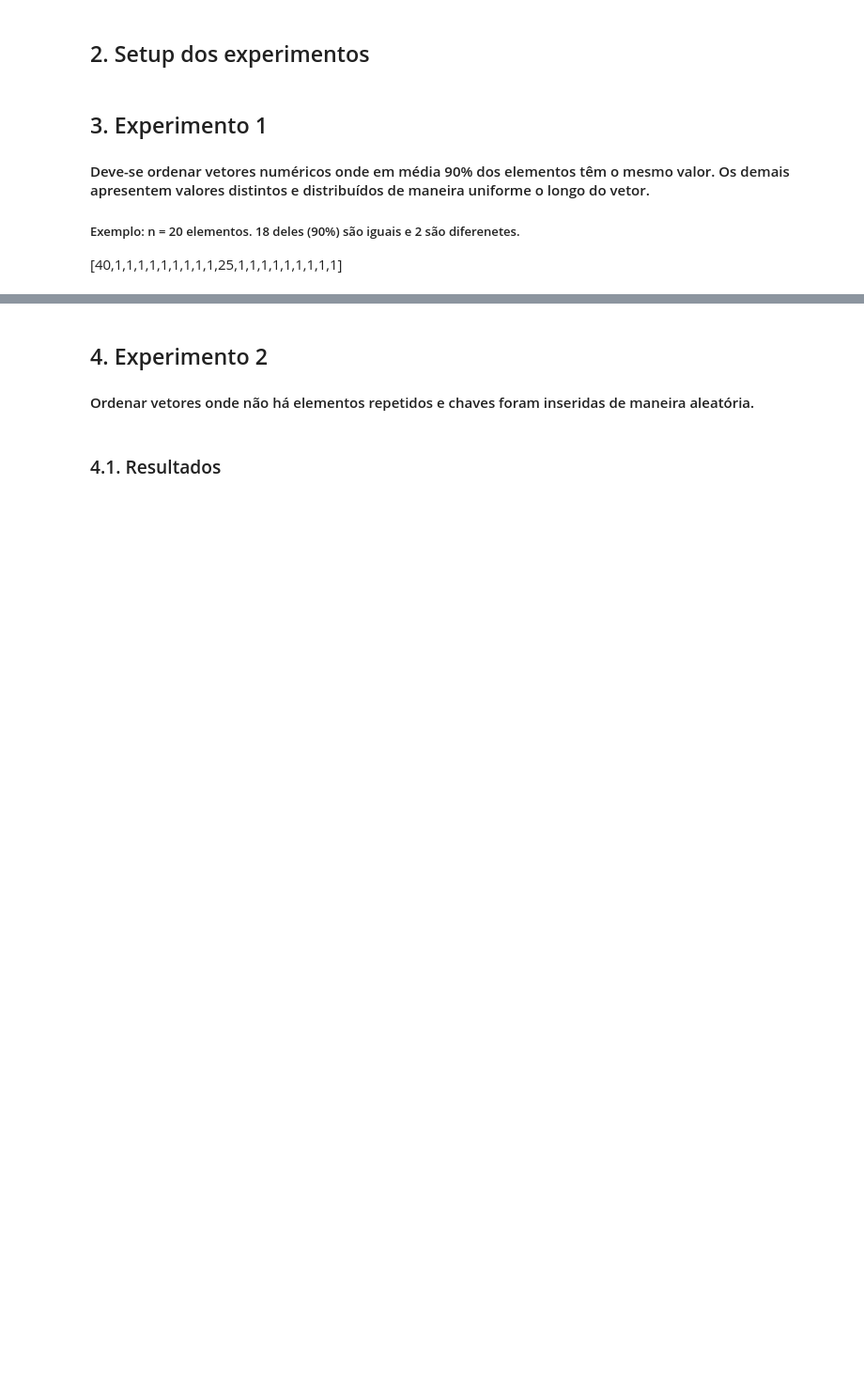
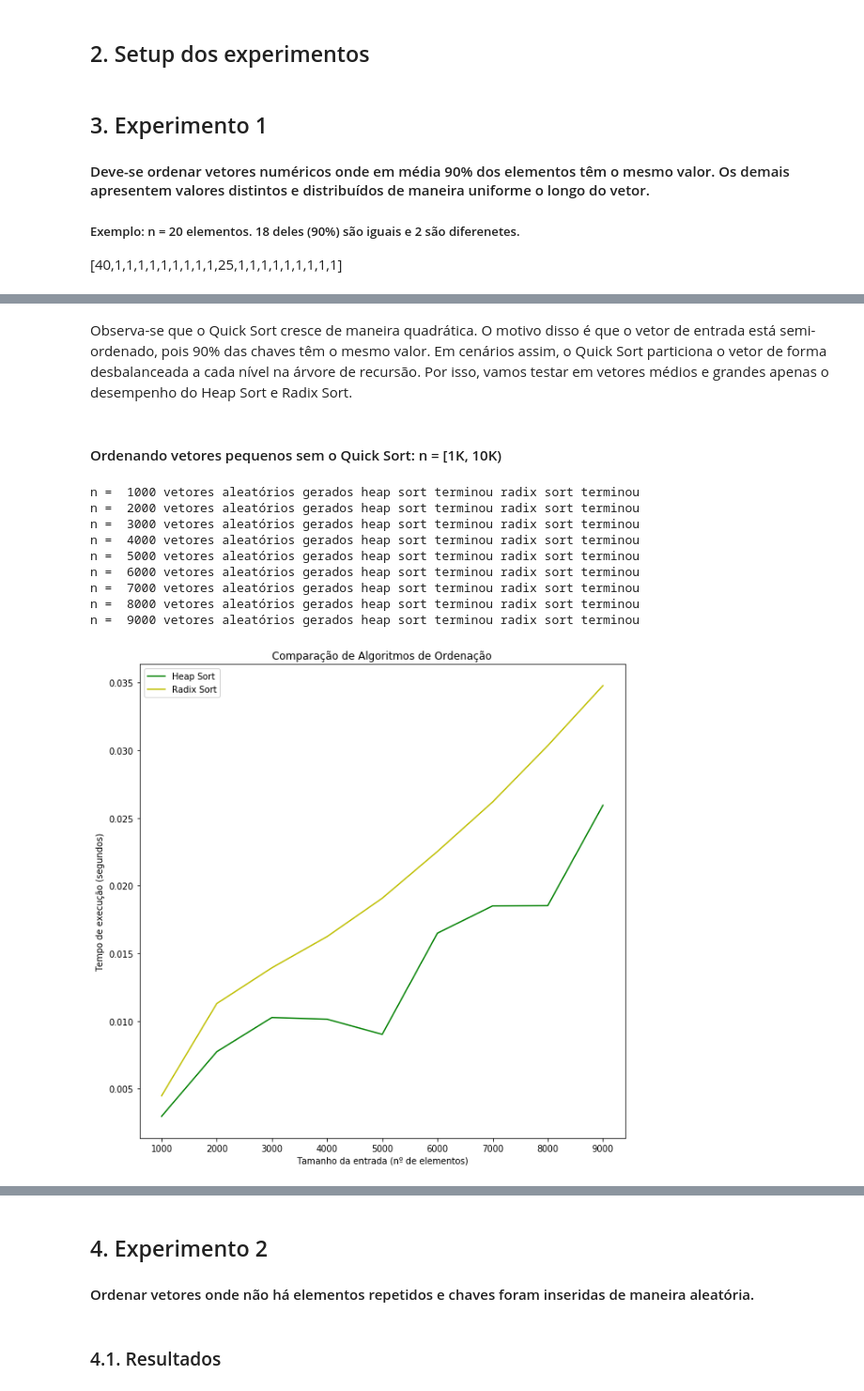
Before and after one commit to EstevaoCostaG3/Algoritmos, a Jupyter notebook: Experimento sobre algoritmos de ordenação.ipynb, the cells around one changed output, grey strips where cells are left out. Shown at 94% size. Drawn from its saved outputs; the diff is of its cells as text; code cells hidden in the pictures; blank space fills up the shorter version.

```diff
--- a/Experimento sobre algoritmos de ordenação.ipynb
+++ b/Experimento sobre algoritmos de ordenação.ipynb
@@ -243,0 +257,19 @@ run_experiment_and_plot_results(array_sizes, generate_array_for_experiment_one,
+# %% [markdown]
+Observa-se que o Quick Sort cresce de maneira quadrática. O motivo disso é que o vetor de entrada está semi-ordenado, pois 90% das chaves têm o mesmo valor. Em cenários assim, o Quick Sort particiona o vetor de forma desbalanceada a cada nível na árvore de recursão. Por isso, vamos testar em vetores médios e grandes apenas o desempenho do Heap Sort e Radix Sort.
+# %% [markdown]
+#### Ordenando vetores pequenos sem o Quick Sort: n = [1K, 10K)
+# %%
+array_sizes = np.arange(1000, 10000, 1000)
+figure_name = 'experimento 1 - sem quick - n de 1k a 10k passo 1k'
+run_experiment_and_plot_results(array_sizes, generate_array_for_experiment_one, figure_name)
+# %% [output]
+n =  1000 vetores aleatórios gerados heap sort terminou radix sort terminou
+n =  2000 vetores aleatórios gerados heap sort terminou radix sort terminou
+n =  3000 vetores aleatórios gerados heap sort terminou radix sort terminou
+n =  4000 vetores aleatórios gerados heap sort terminou radix sort terminou
+n =  5000 vetores aleatórios gerados heap sort terminou radix sort terminou
+n =  6000 vetores aleatórios gerados heap sort terminou radix sort terminou
+n =  7000 vetores aleatórios gerados heap sort terminou radix sort terminou
+n =  8000 vetores aleatórios gerados heap sort terminou radix sort terminou
+n =  9000 vetores aleatórios gerados heap sort terminou radix sort terminou
+[figure, added]
```
Also changed, not shown: parts of 23 cells of this notebook, 12 other files.
